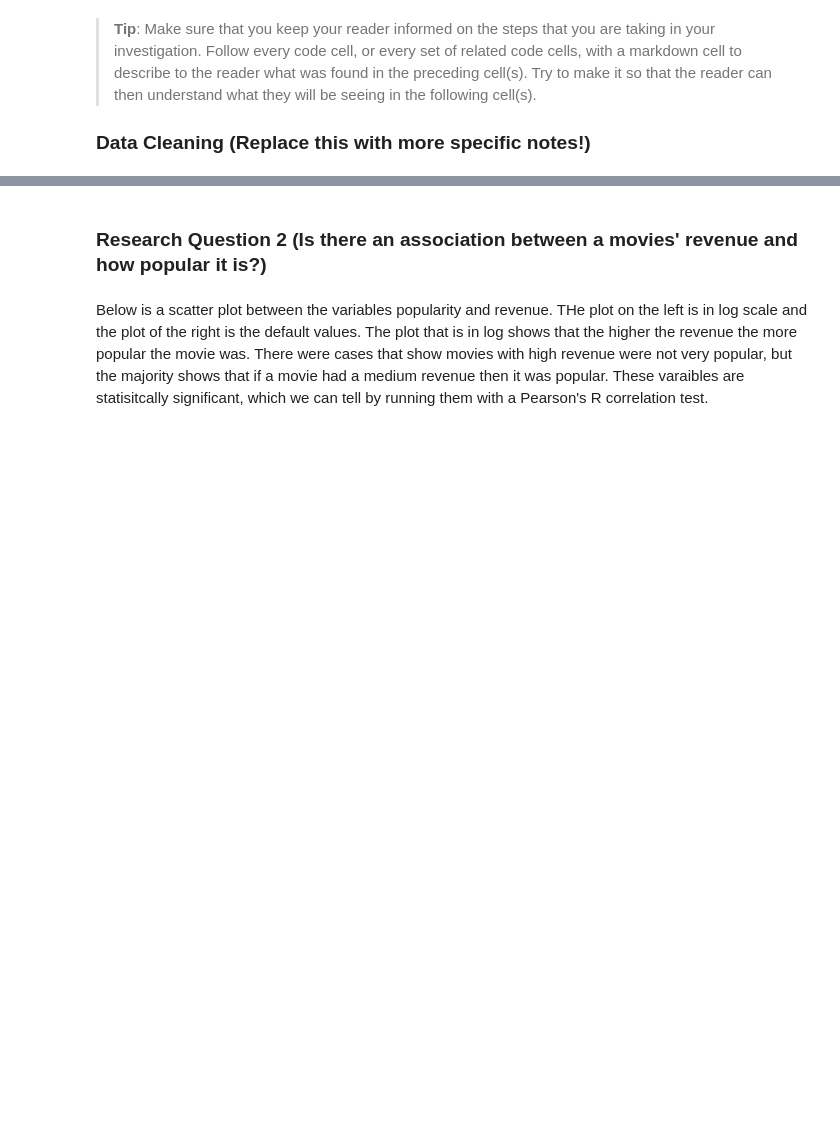
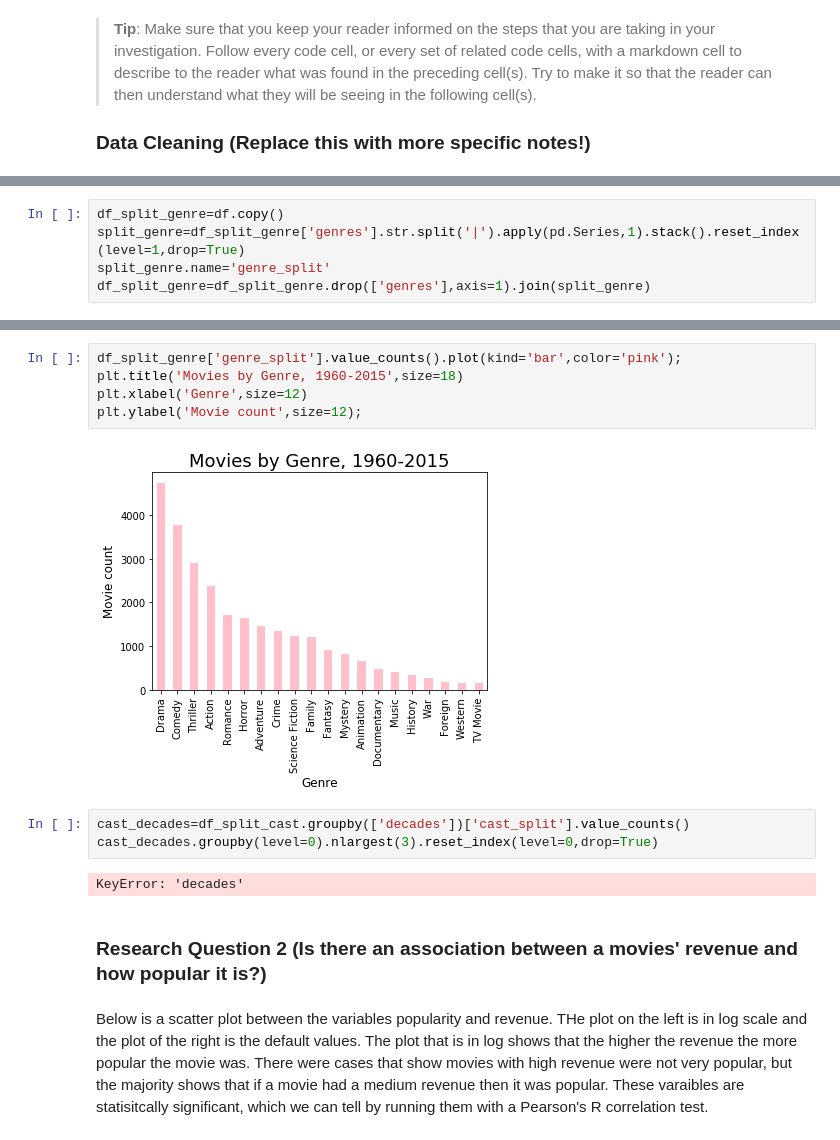
Before and after one commit to borealis92/coding, a Jupyter notebook: data-analyst-nano/project2/investigate-a-dataset-template.ipynb/investigate-a-dataset-template.ipynb, the cells around one changed output, grey strips where cells are left out. Saved outputs shown, nothing was run; the diff lists cells and outputs as text; blank space fills up the shorter version.

```diff
--- a/data-analyst-nano/project2/investigate-a-dataset-template.ipynb/investigate-a-dataset-template.ipynb
+++ b/data-analyst-nano/project2/investigate-a-dataset-template.ipynb/investigate-a-dataset-template.ipynb
@@ -179,0 +251,5 @@ pearsonr(xbudget, pop)
+# %%
+df_split_genre=df.copy()
+split_genre=df_split_genre['genres'].str.split('|').apply(pd.Series,1).stack().reset_index(level=1,drop=True)
+split_genre.name='genre_split'
+df_split_genre=df_split_genre.drop(['genres'],axis=1).join(split_genre)
@@ -180,3 +389,15 @@ pearsonr(xbudget, pop)
+# %%
+df_split_genre['genre_split'].value_counts().plot(kind='bar',color='pink');
+plt.title('Movies by Genre, 1960-2015',size=18)
+plt.xlabel('Genre',size=12)
+plt.ylabel('Movie count',size=12);
+# %% [output]
+[figure, added]
+# %%
+cast_decades=df_split_cast.groupby(['decades'])['cast_split'].value_counts()
+cast_decades.groupby(level=0).nlargest(3).reset_index(level=0,drop=True)
+# %% [output]
+KeyError: 'decades'
 # %% [markdown]
 ### Research Question 2  (Is there an association between a movies' revenue and how popular it is?)
 # %% [markdown]
```
Also changed, not shown: parts of 55 cells of this notebook, 5 other files.
